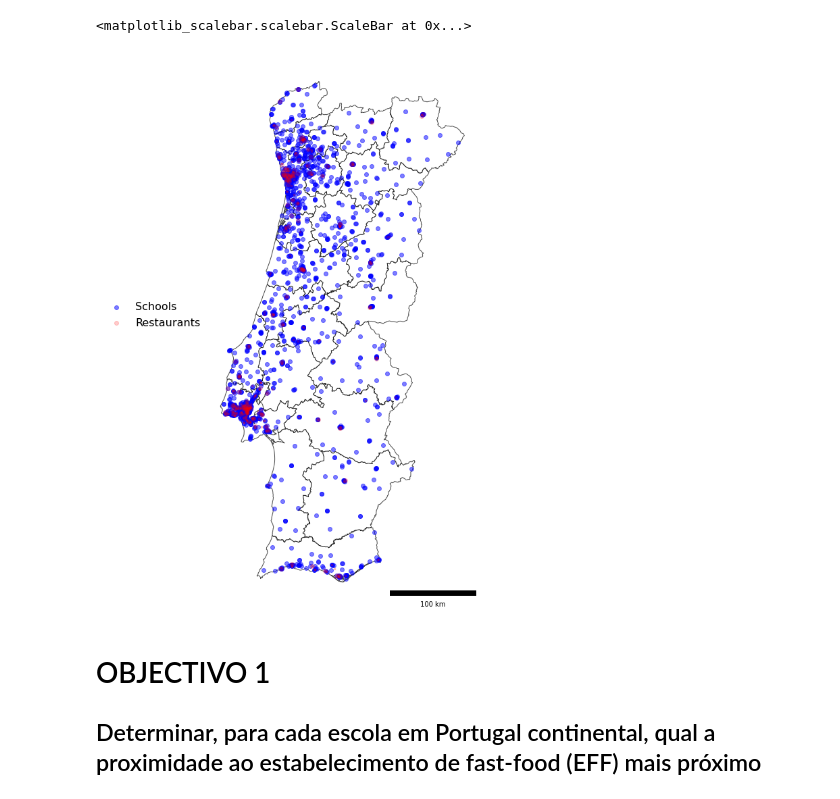
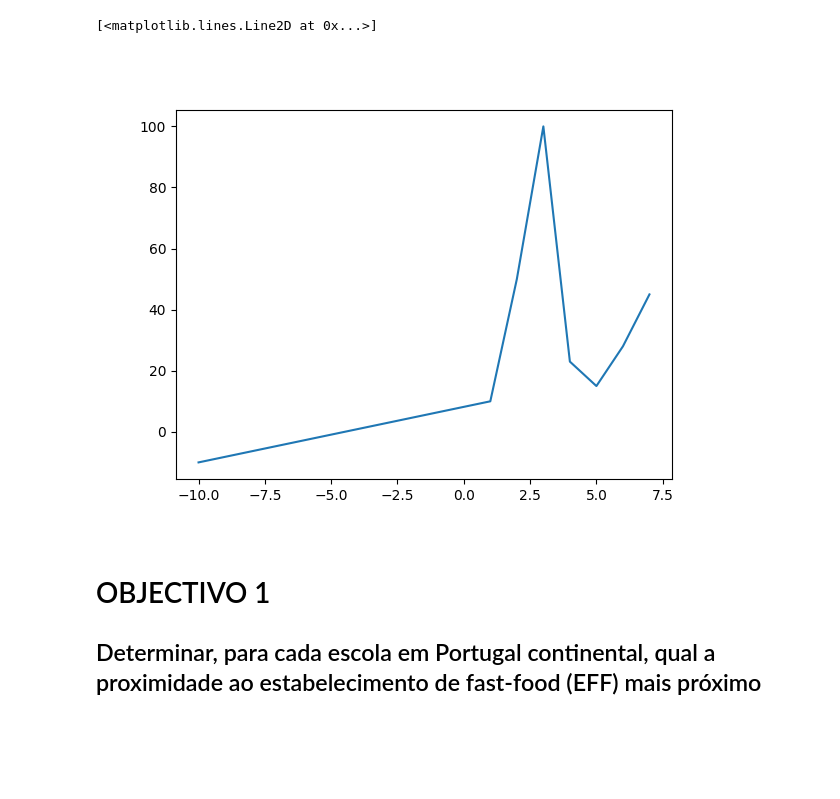
Before and after one commit to jsantos42/FastFoodAroundSchools, a Jupyter notebook: main.ipynb, the cells around one changed output. Drawn from its saved outputs; the diff is of its cells as text; code cells hidden in the pictures; blank space fills up the shorter version.

Commit message:
Doing interactive plots.

```diff
--- a/main.ipynb
+++ b/main.ipynb
@@ -129,24 +114,39 @@ rest_nut = join_by_nut(rest.drop(columns='NUTS_LABEL'))
+# %%
+#%matplotlib notebook
+%matplotlib widget
+pyplot.plot([-10, 1,2,3,4,5,6,7], [-10, 10, 50, 100, 23,15,28,45])
+# %% [output]
+[<matplotlib.lines.Line2D at 0x...>]
+[figure, added]
 # %%
-#grafico DEPOIS de mudar as coordenadas para UTM com unidades em metros
+# Plot the schools and the grafico DEPOIS de mudar as coordenadas para UTM com unidades em metros
 fig, ax = pyplot.subplots(nrows=1, ncols=1, figsize=(15, 15))
-
+fig.set_facecolor((1,1,1))
 ax.set_axis_off()
 portugal.plot(ax=ax, edgecolor='k', alpha= 0.7, facecolor='white', figsize=(15,15))
 schools.plot(ax=ax, color='blue', alpha=0.5, label='Schools')
 bk.plot(ax=ax, color='red', alpha= 0.2, label ='Restaurants')
 mcd.plot(ax=ax, color='red', alpha=0.2, markersize=7)
 tel.plot(ax=ax, color='red', alpha= 0.2, markersize=7)
+
 ax.legend(fontsize=16,
          loc=(-0.4, 0.5),
          frameon=False)
-
-scalebar = ScaleBar(dx=1, length_fraction=0.4, location='lower right', color='black',sep=7, pad=0, border_pad=0)
+# Add a Scalebar to the plot figure
+scalebar = ScaleBar(dx=1,
+                    length_fraction=0.4,
+                    location='lower right',
+                    color='black',
+                    sep=7,
+                    pad=0,
+                    border_pad=0)
 pyplot.gca().add_artist(scalebar)
 
 
 
-#pp.title('urban', fontweight='bold')
+#pyplot.title('Schools and Reurban', fontweight='bold')
 
+#def create_plot(rows, cols, figsize)
 
 
 #tirar os eixos mas manter um background cor diferente
@@ -168,9 +168,6 @@ pyplot.gca().add_artist(scalebar)
 #grafico1.set(xlim=(-60000, 0), ylim=(90000,180000))
 #schools.loc[[0], 'geometry'].plot(ax=grafico1, color='blue', alpha=1, markersize=15)
 #rest.loc[[1], 'geometry'].plot(ax=grafico1, color='black', alpha=1)
-# %% [output]
-<matplotlib_scalebar.scalebar.ScaleBar at 0x...>
-[figure, removed]
 # %%
 fig, ax = pyplot.subplots(nrows=1, ncols=1, figsize=(15, 15))
 
```
Also changed, not shown: parts of 9 cells of this notebook.
